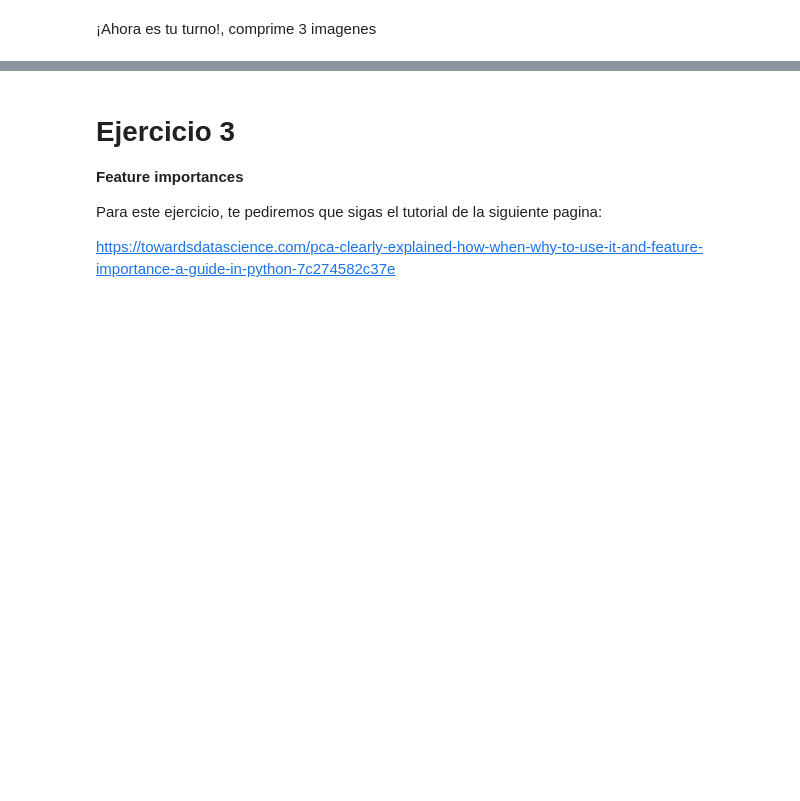
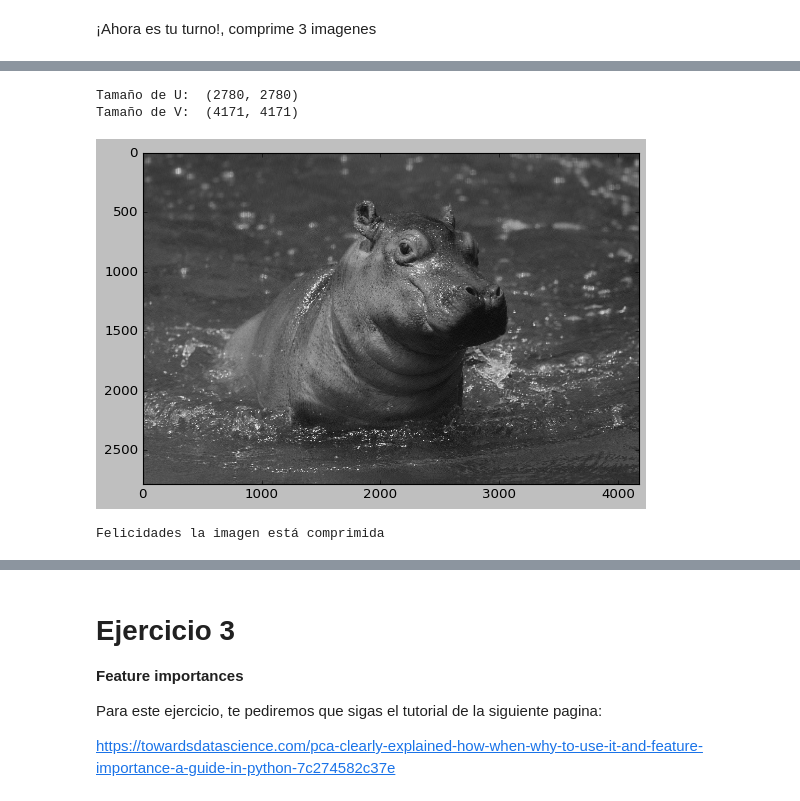
Before and after one commit to PosgradoMNA/actividades-de-aprendizaje-Jose-Bernardo-Moreno-Villarreal, a Jupyter notebook: Reduccion_dimensiones.ipynb, the cells around one changed output, grey strips where cells are left out. Saved outputs shown, nothing was run; the diff lists cells and outputs as text; code cells hidden in the pictures; blank space fills up the shorter version.

```diff
--- a/Reduccion_dimensiones.ipynb
+++ b/Reduccion_dimensiones.ipynb
@@ -201,0 +303,7 @@ Felicidades la imagen está comprimida
+# %%
+ReconstruirImagen(250,U1,D1,V1)
+# %% [output]
+Tamaño de U:  (2780, 2780)
+Tamaño de V:  (4171, 4171)
+[figure, added]
+Felicidades la imagen está comprimida
```
Also changed, not shown: parts of 36 cells of this notebook.
